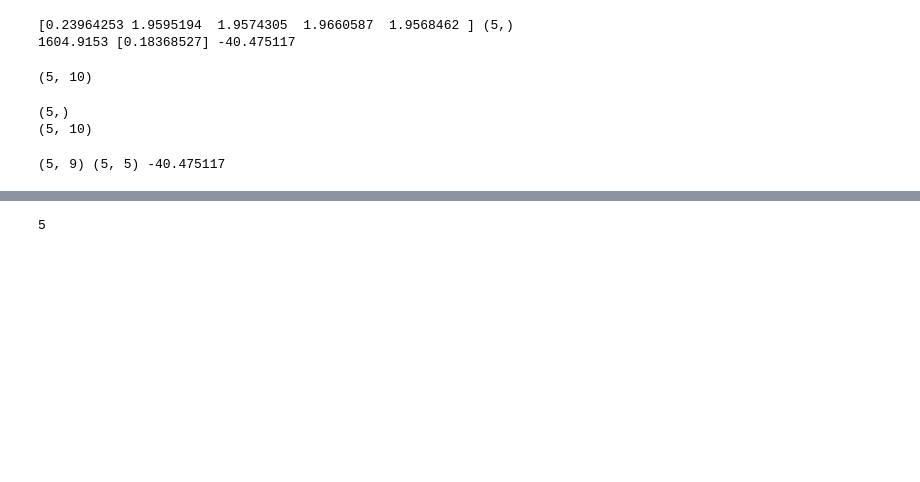
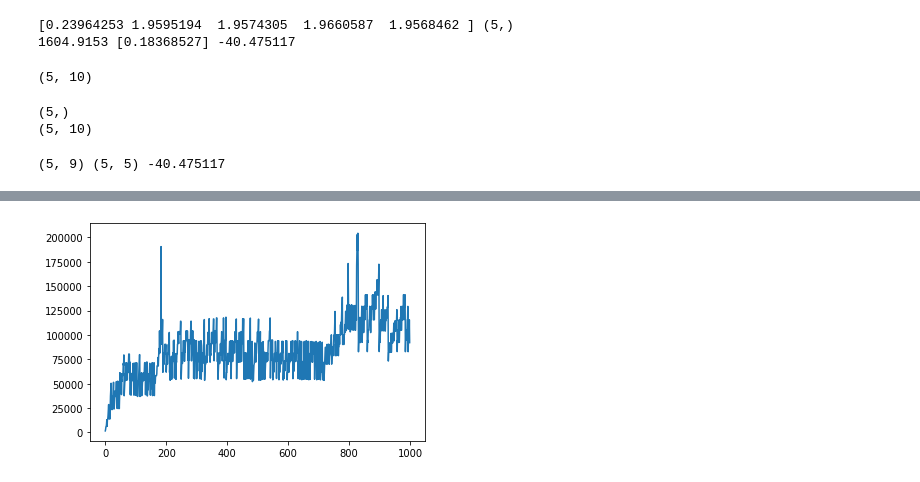
Before and after one commit to geemi725/che478_gcn_attn, a Jupyter notebook: gcn_attn/gcn_attn.ipynb, the cells around one changed output, grey strips where cells are left out. Cells and saved outputs as stored; diff of their text form; code cells hidden in the pictures; blank space fills up the shorter version.

```diff
--- a/gcn_attn/gcn_attn.ipynb
+++ b/gcn_attn/gcn_attn.ipynb
@@ -109,19 +102,6 @@ def gcn_layer(nodes,edges,train_weights):
 def graph_level_fts(nodes):
     node_avg = jnp.mean(nodes,axis=1)
     return node_avg
-# %%
-def linear(w,b, x):
-
-    return w*x + b
-
-
-
-@jit
-def update(i,params, x, y, opt_state):
-    """ Compute the gradient for a batch and update the parameters """
-    value, grads = value_and_grad(loss)(params, x, y)
-    opt_state = opt_update(i, grads, opt_state)
-    return get_params(opt_state), opt_state, value
 # %%
 out_dim = 10
 embed_dim = 4
@@ -210,3 +190,27 @@ for d in data:
     break
 # %% [output]
 (5, 9) (5, 5) -40.475117
+# %%
+i = 0
+data_nodes,data_edges,data_labels = [],[],[]
+
+for d in data:
+    print (d)
+    (e,x),y = d
+    nodes,edges = make_graph(e,x)
+    label = get_label(y)
+
+    data_nodes.append(nodes)
+    data_edges.append(edges)
+    data_labels.append(label)
+    print (nodes.shape,edges.shape,label)
+    i +=1
+    if i ==1000:
+        break
+
+data_nodes = np.asarray(data_nodes)
+data_edges = np.asarray(data_edges)
+data_labels = np.asarray(data_labels)
+print(data_nodes.shape)
+print(data_edges.shape)
+print(data_labels.shape)
@@ -326,7 +362,9 @@ nodes and weights (5, 4) (4, 10)
-# %%
-print(len(np.asarray(net_params)))
-# %% [output]
-5
+# %%
+plt.plot(train_loss, label='Training Loss')
+
+plt.show()
+# %% [output]
+[figure, added]
 # %%
 losses = loss(net_params,n,label)
 
```
Also changed, not shown: parts of 5 cells of this notebook, 1 other file.
